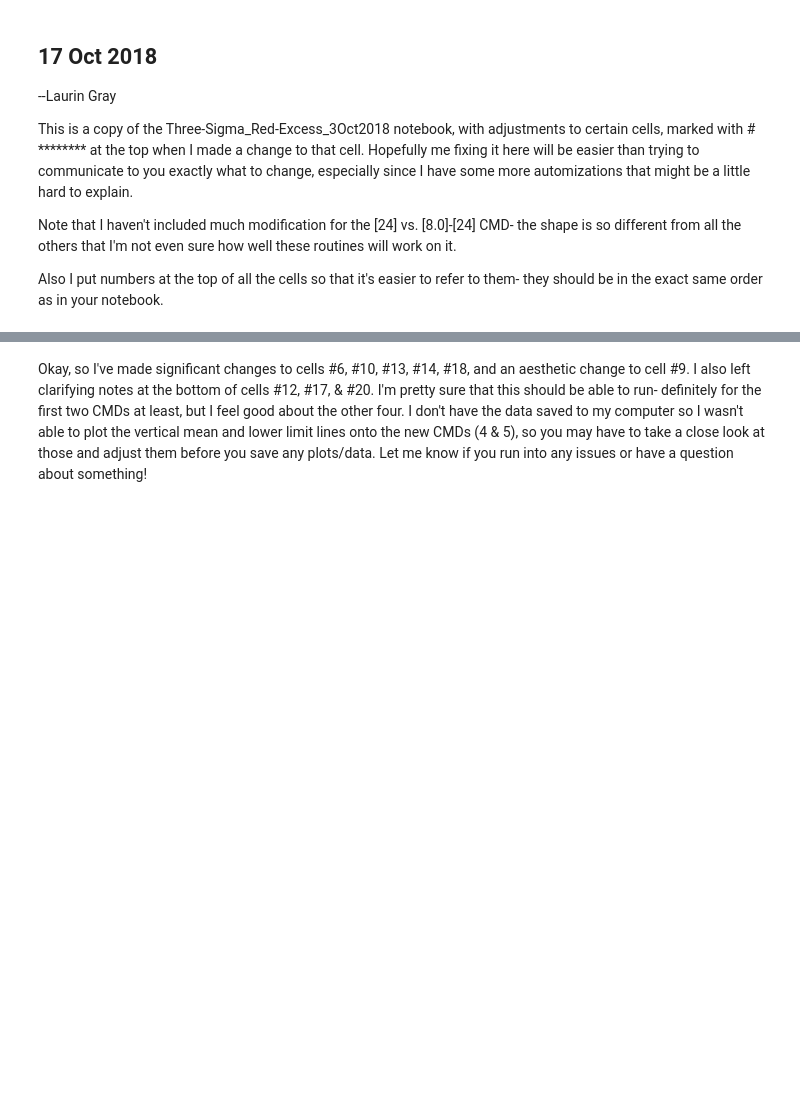
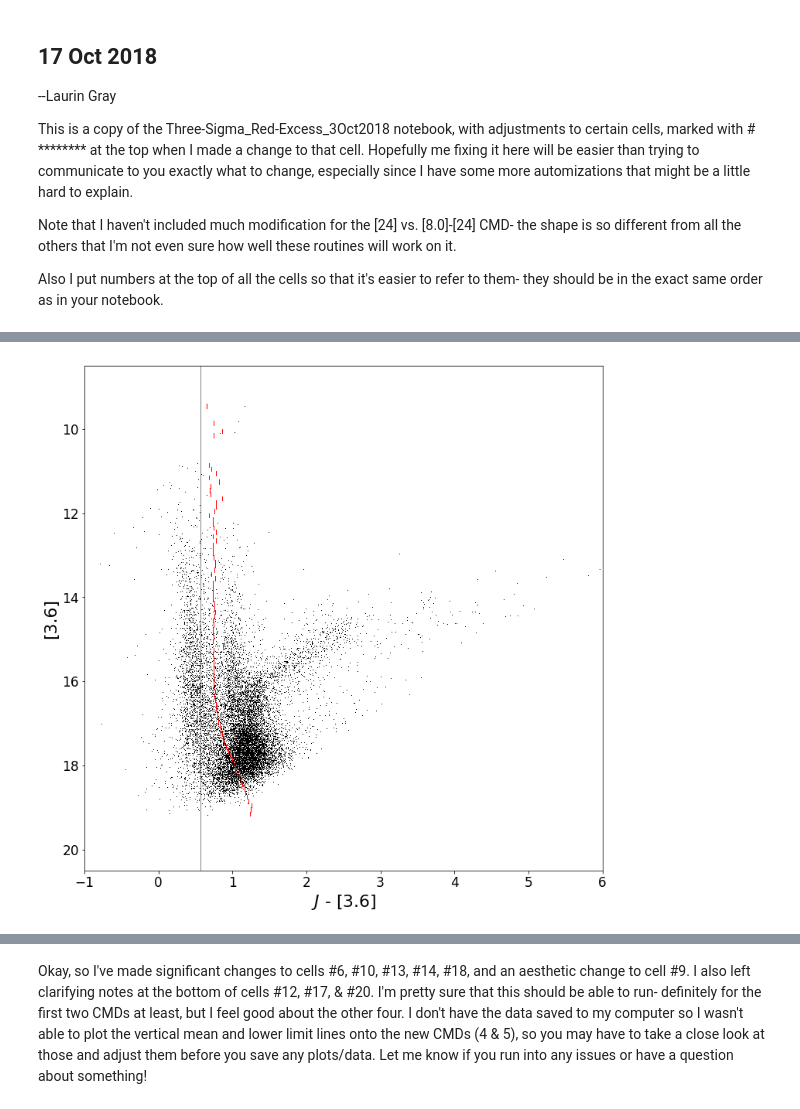
Before and after one commit to lauringray/NGC6822_LG, a Jupyter notebook: 17Oct2018_NGC6822_LG_3SigRed.ipynb, the cells around one changed output, grey strips where cells are left out. Drawn from its saved outputs; the diff is of its cells as text; code cells hidden in the pictures; blank space fills up the shorter version.

```diff
--- a/17Oct2018_NGC6822_LG_3SigRed.ipynb
+++ b/17Oct2018_NGC6822_LG_3SigRed.ipynb
@@ -144,7 +144,7 @@ def create_bins(bin_size, y1, y2, xval, yval, err):
                 y_bins[k].append(i)
                 x_bins[k].append(xval[c])
                 e_bins[k].append(err[c])
-                c_bins[k].append(phot_data.ID.values[c])
+                c_bins[k].append(ID[c])
                 y1 = y1+bin_size
                 k = k+1
             else:
@@ -546,46 +588,60 @@ plot_CMD(xaxis, yaxis, color='black')
 
 bin_lim = (low_lim - y1)/bin_size # when plotting & flagging, the function will only loop up to this bin before ending -LG
 
-if yaxis is threesixMINUSeightzeroDATA.k80mag.values # you had the x-axis variables listed -LG
-or jMINUSeightzeroDATA.k80mag.values
-or fourfiveMINUSeightzeroDATA.k80mag.values
-or eightzeroMINUStwentyfourDATA.k24mag.values:
+if yaxis is threesixMINUSeightzeroDATA.k80mag.values:
     plt.axhline(y=bin_lim, linewidth=1, c='r')
     for x in redlim[:bin_lim]:
-        plt.plot((x,x), (y1, y1+bin_size), c='r', linewidth='1')
+        plt.plot((x,x), (y1, y1+bin_size), c='r', linewidth=1)
+        y1 = y1 + bin_size
+elif yaxis is jMINUSeightzeroDATA.k80mag.values:
+    plt.axhline(y=bin_lim, linewidth=1, c='r')
+    for x in redlim[:bin_lim]:
+        plt.plot((x,x), (y1, y1+bin_size), c='r', linewidth=1)
+        y1 = y1 + bin_size
+elif yaxis is fourfiveMINUSeightzeroDATA.k80mag.values:
+    plt.axhline(y=bin_lim, linewidth=1, c='r')
+    for x in redlim[:bin_lim]:
+        plt.plot((x,x), (y1, y1+bin_size), c='r', linewidth=1)
+        y1 = y1 + bin_size
+elif yaxis is eightzeroMINUStwentyfourDATA.k24mag.values:
+    plt.axhline(y=bin_lim, linewidth=1, c='r')
+    for x in redlim[:bin_lim]:
+        plt.plot((x,x), (y1, y1+bin_size), c='r', linewidth=1)
         y1 = y1 + bin_size
 else:
     for x in redlim:
-        plt.plot((x,x), (y1, y1+bin_size), c='r', linewidth='1')
+        plt.plot((x,x), (y1, y1+bin_size), c='r', linewidth=1)
         y1 = y1 + bin_size
 
-plt.axvline(x=boundary, color='grey', linewidth='1')
+plt.axvline(x=boundary, color='grey', linewidth=1)
 #plt.scatter(red_x, red_y, s=0.5, c='green') # plot flagged points in a different color
 
 # Fixed this part so that it properly resets the y1 values- it needs to do this because the value of y1 gets changed above,
 # and if you happen to run this cell again without re-running the entire notebook, it won't plot correctly -LG
 if yaxis is jMINUSthreesixDATA.k36mag.values:
     y1 = 8.5
 elif yaxis is eightzeroMINUStwentyfourDATA.k24mag.values:
     y1 = 2.0
 elif yaxis is fourfiveMINUSeightzeroDATA.k80mag.values:
     y1 = 7.5
 else:
     y1 = 10.0
 
 #plt.savefig('/Users/lgray/Documents/NGC6822_CMD/3Aug2018/K_vs_J-K_3sig.pdf')
 ### ^ don't forget to change this bit! -LG
 
 # While the previous cell saves the red-excess points to the datatable file,
 # this cell "confirms the shifted boundaries" by overplotting the red three-sigma
 # line to the CMD so we can see where the red-excess points lie on the plot.
 #
 ### ^ Are the "OR" commands valid here?  I added them on 4 October 2018
 ### to account for the fact that we have three CMDs with [8.0] as the y-axis.
 
 # ^ I think the "OR" commands are fine since all of those functions will have some sort of lower magnitude limit for
 # flagging evaluation, and I've modified it so the plotting & binning should stop at the right place automatically, even
 # when the lower limit changes between CMDs -LG
+# %% [output]
+[figure, added]
 # %%
 #19
 
```
Also changed, not shown: parts of 10 cells of this notebook.
